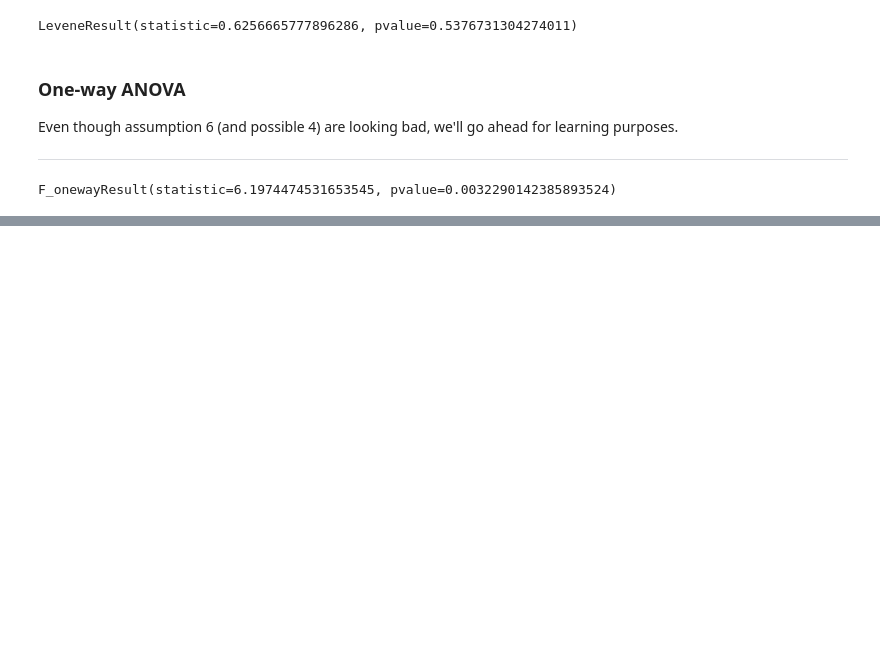
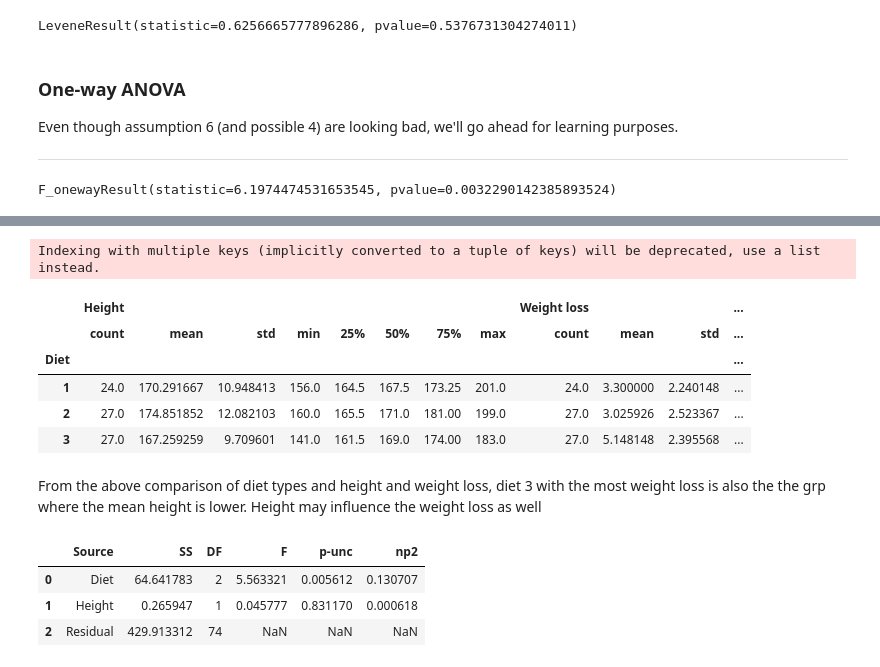
Before and after one commit to MichelleMoran431/Machine-learning-and-Statistics, a Jupyter notebook: Scipy Stats/scipy-stats.ipynb, the cells around one changed output, grey strips where cells are left out. Drawn from its saved outputs; the diff is of its cells as text; code cells hidden in the pictures; blank space fills up the shorter version.

```diff
--- a/Scipy Stats/scipy-stats.ipynb
+++ b/Scipy Stats/scipy-stats.ipynb
@@ -235,0 +320,12 @@ F_onewayResult(statistic=6.1974474531653545, pvalue=0.0032290142385893524)
+# %%
+df.groupby("Diet")['Height', 'Weight loss'].describe()
+# %% [output]
+Indexing with multiple keys (implicitly converted to a tuple of keys) will be deprecated, use a list instead.
+|  | Height |  |  |  |  |  |  |  | Weight loss |  |  | ... |
+|  | count | mean | std | min | 25% | 50% | 75% | max | count | mean | std | ... |
+| Diet |  |  |  |  |  |  |  |  |  |  |  | ... |
+| 1 | 24.0 | 170.291667 | 10.948413 | 156.0 | 164.5 | 167.5 | 173.25 | 201.0 | 24.0 | 3.300000 | 2.240148 | ... |
+| 2 | 27.0 | 174.851852 | 12.082103 | 160.0 | 165.5 | 171.0 | 181.00 | 199.0 | 27.0 | 3.025926 | 2.523367 | ... |
+| 3 | 27.0 | 167.259259 | 9.709601 | 141.0 | 161.5 | 169.0 | 174.00 | 183.0 | 27.0 | 5.148148 | 2.395568 | ... |
+# %% [markdown]
+From the above comparison of diet types and height and weight loss, diet 3 with the most weight loss is also the the grp where the mean height is lower. Height may influence the weight loss as well
@@ -235,0 +338,10 @@ F_onewayResult(statistic=6.1974474531653545, pvalue=0.0032290142385893524)
+# %%
+from pingouin import ancova
+
+#perform ANCOVA
+ancova(data=df, dv='Weight loss', covar='Height', between='Diet')
+# %% [output]
+|  | Source | SS | DF | F | p-unc | np2 |
+| 0 | Diet | 64.641783 | 2 | 5.563321 | 0.005612 | 0.130707 |
+| 1 | Height | 0.265947 | 1 | 0.045777 | 0.831170 | 0.000618 |
+| 2 | Residual | 429.913312 | 74 | NaN | NaN | NaN |
```
Also changed, not shown: parts of 23 cells of this notebook, 3 other files.
